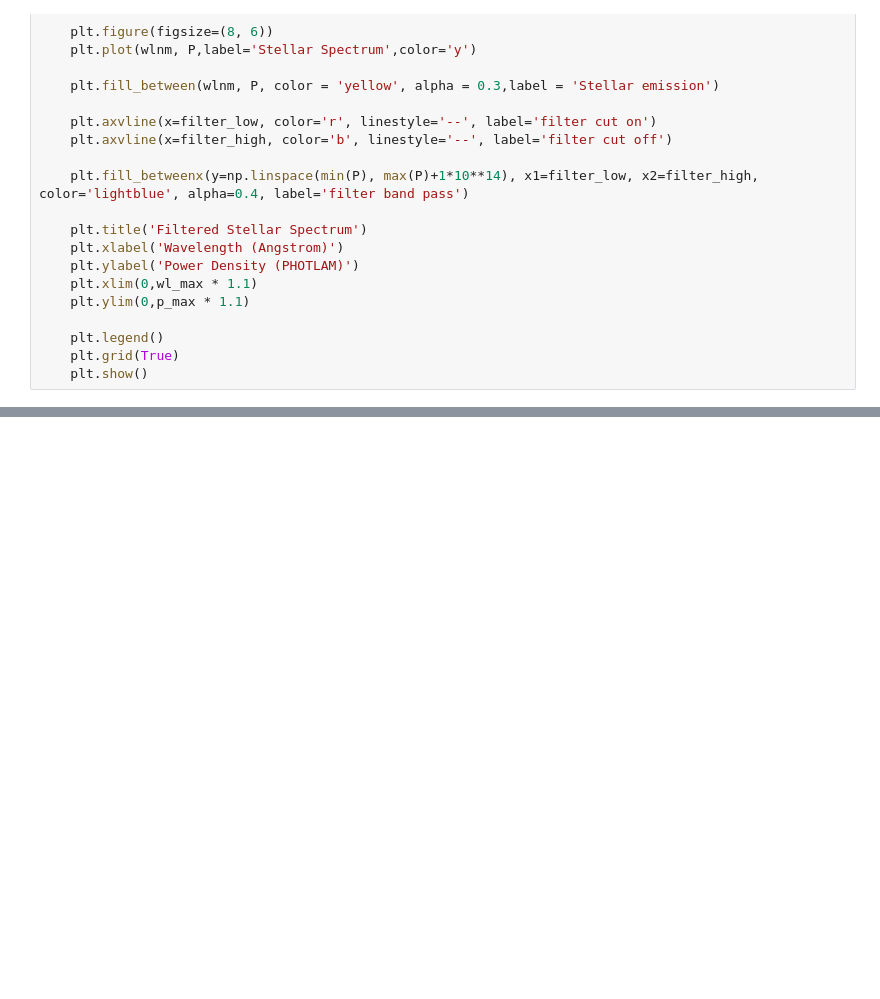
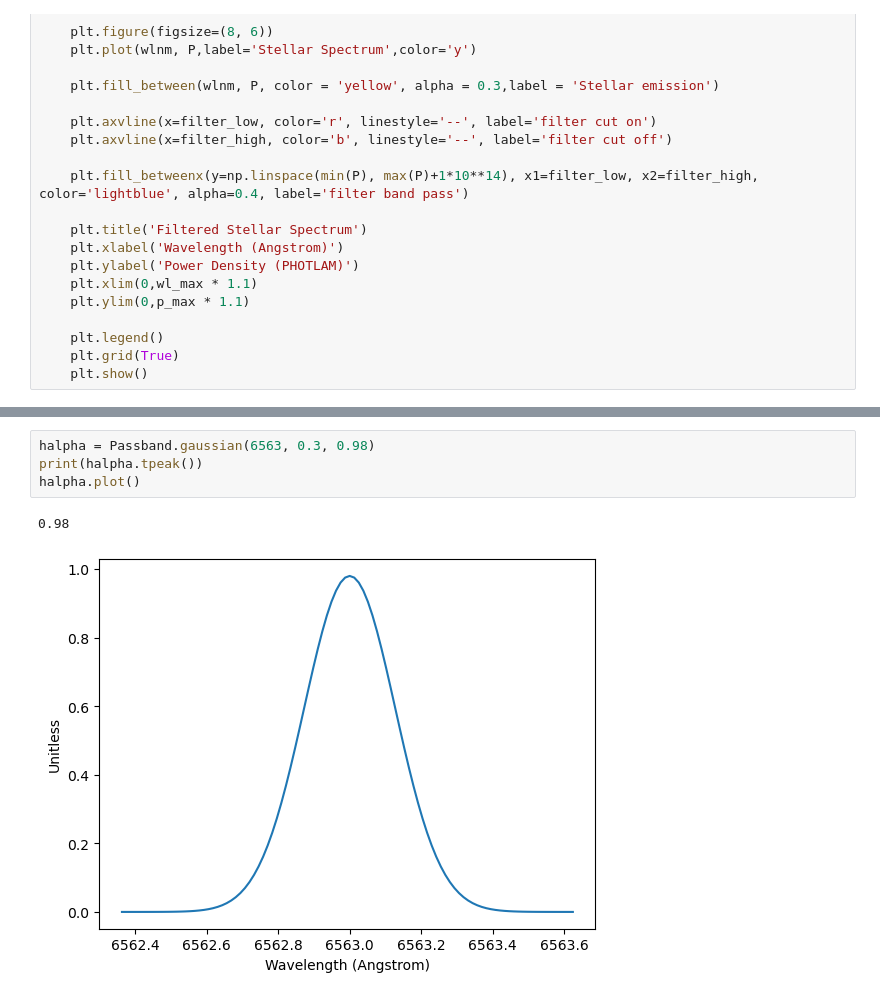
Before and after one commit to pirgalim/Glenlea-ETC, a Jupyter notebook: notebooks/Spextra testing.ipynb, the cells around one changed output, grey strips where cells are left out. Drawn from its saved outputs; the diff is of its cells as text; blank space fills up the shorter version.

```diff
--- a/notebooks/Spextra testing.ipynb
+++ b/notebooks/Spextra testing.ipynb
@@ -67,0 +108,7 @@ plotCurve(wlA, flux)
+# %%
+halpha = Passband.gaussian(6563, 0.3, 0.98)
+print(halpha.tpeak())
+halpha.plot()
+# %% [output]
+0.98
+[figure, added]
```
Also changed, not shown: parts of 6 cells of this notebook, 1 other file.
